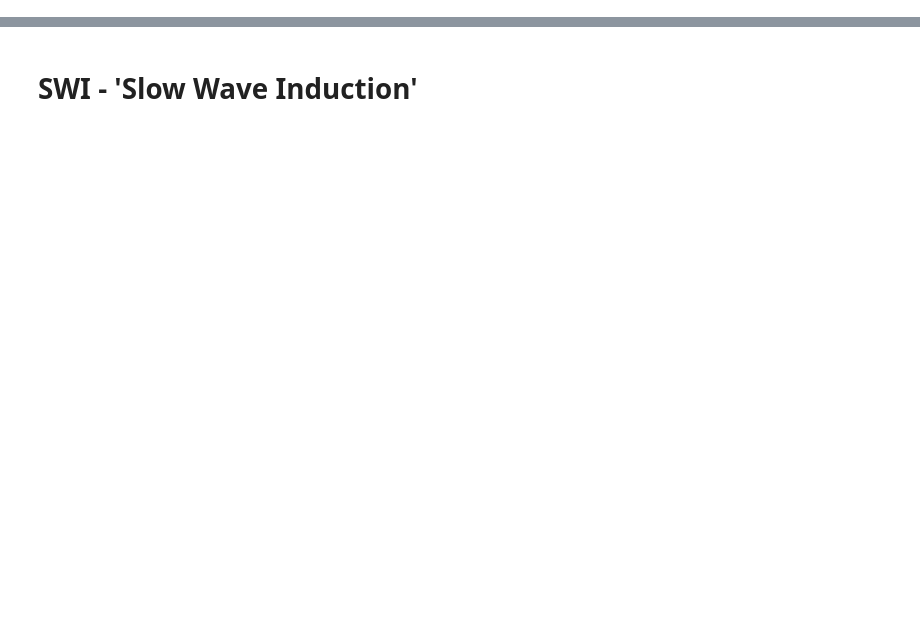
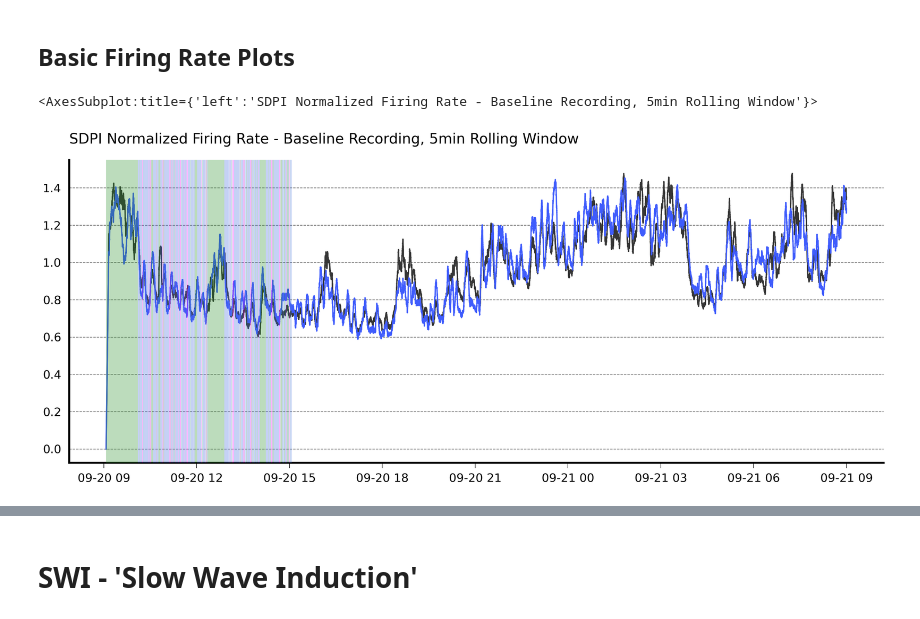
Before and after one commit to kortdriessen/acr, a Jupyter notebook: notebooks/a14_spikes.ipynb, the cells around one changed output, grey strips where cells are left out. Cells and saved outputs as stored; diff of their text form; code cells hidden in the pictures; blank space fills up the shorter version.

```diff
--- a/notebooks/a14_spikes.ipynb
+++ b/notebooks/a14_spikes.ipynb
@@ -61 +60,18 @@ adding hypno
+# %% [markdown]
+## Basic Firing Rate Plots
+# %%
+pm = d['sdpi-NNXr'].rec('sdpi-bl').rolling('300s', on='datetime').count().cluster_id.values.mean()
+om = d['sdpi-NNXo'].rec('sdpi-bl').rolling('300s', on='datetime').count().cluster_id.values.mean()
+t1 = '2022-09-20 6:00:00'
+t2 = '2022-09-21 9:00:00'
+pdata = d['sdpi-NNXr'].ts(t1, t2).rolling('300s', on='datetime').count().cluster_id.values/pm
+odata = d['sdpi-NNXo'].ts(t1, t2).rolling('300s', on='datetime').count().cluster_id.values/om
+f, ax = plt.subplots(1, 1, figsize=(20, 8))
+ax.plot(d['sdpi-NNXr'].ts(t1, t2).datetime.values, pdata)
+ax.plot(d['sdpi-NNXo'].ts(t1, t2).datetime.values, odata)
+ax.set_title('SDPI Normalized Firing Rate - Baseline Recording, 5min Rolling Window')
+kp.shade_hypno_for_me(hyp['sdpi-bl'], ax)
+# %% [output]
+<AxesSubplot:title={'left':'SDPI Normalized Firing Rate - Baseline Recording, 5min Rolling Window'}>
+[figure, added]
 # %%
```
Also changed, not shown: parts of 39 cells of this notebook, 6 other files.
